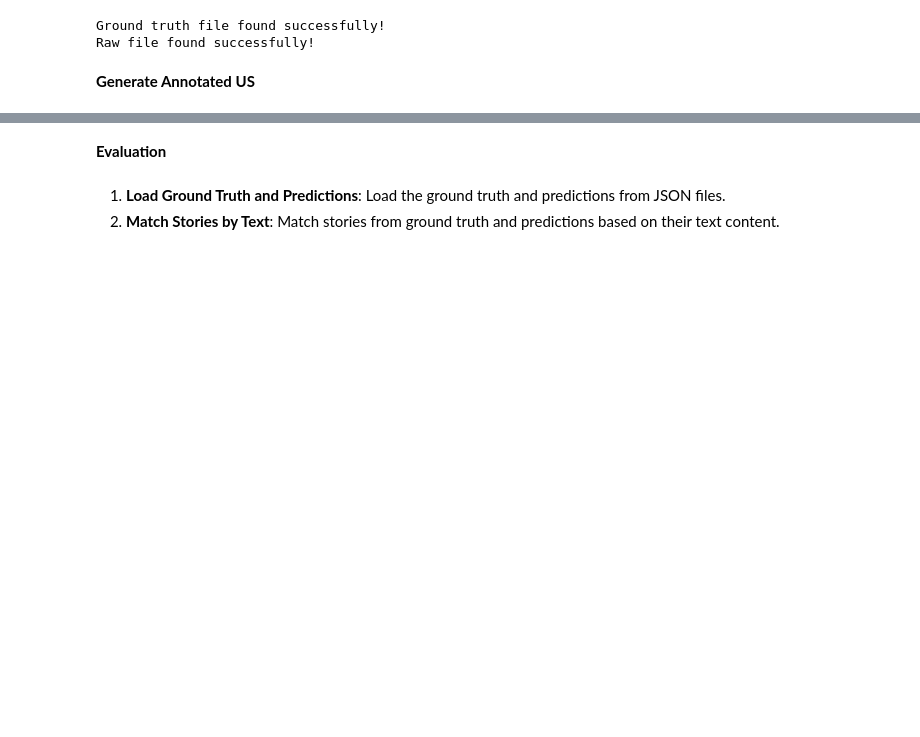
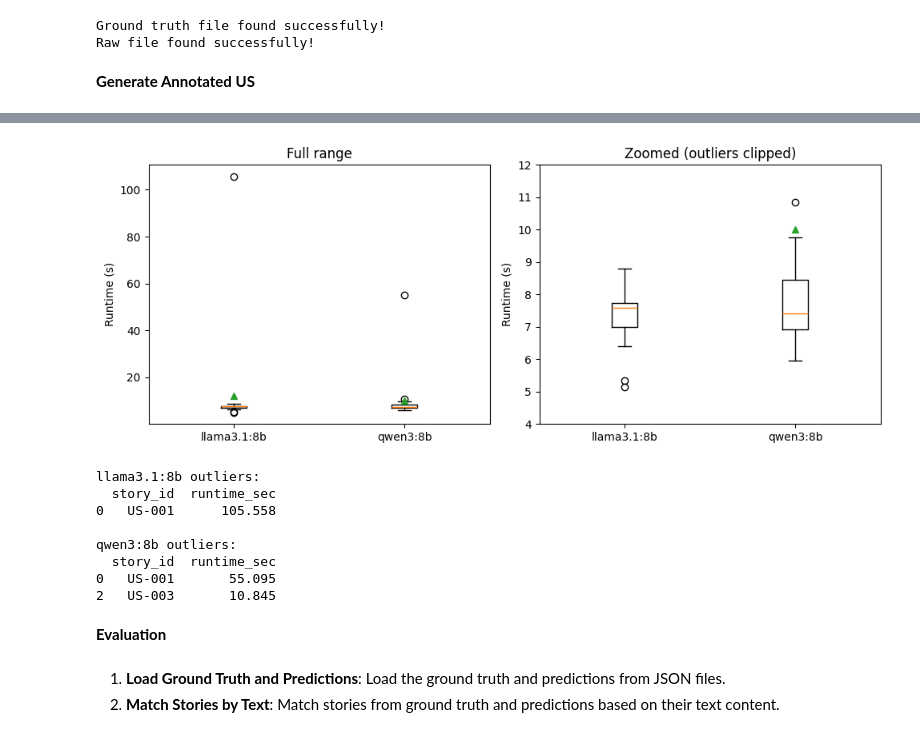
Before and after one commit to Hanh3103/BA_USDependency, a Jupyter notebook: eval_with_colab/annotation/evaluation_framework_annotation.ipynb, the cells around one changed output, grey strips where cells are left out. Cells and saved outputs as stored; diff of their text form; code cells hidden in the pictures; blank space fills up the shorter version.

```diff
--- a/eval_with_colab/annotation/evaluation_framework_annotation.ipynb
+++ b/eval_with_colab/annotation/evaluation_framework_annotation.ipynb
@@ -247,0 +372,12 @@ llama_results, PRED_PATH = generate_predictions_from_raw(
+# %%
+llama_meta_df["model"] = "llama3.1:8b"
+qwen_meta_df["model"] = "qwen3:8b"
+
+llama_stats = llama_meta_df["runtime_sec"].agg(["mean", "min", "max", "sum", "count"]).round(3)
+qwen_stats = qwen_meta_df["runtime_sec"].agg(["mean", "min", "max", "sum", "count"]).round(3)
+
+runtime_compare = pd.DataFrame({
+    "llama3.1:8b": llama_stats,
+    "qwen3:8b": qwen_stats,
+})
+display(runtime_compare)
@@ -248,3 +413,38 @@ llama_results, PRED_PATH = generate_predictions_from_raw(
+# %%
+fig, axes = plt.subplots(1, 2, figsize=(10, 4))
+
+for ax in axes:
+    ax.boxplot(
+        [llama_meta_df["runtime_sec"], qwen_meta_df["runtime_sec"]],
+        labels=["llama3.1:8b", "qwen3:8b"],
+        showmeans=True,
+    )
+    ax.set_ylabel("Runtime (s)")
+
+axes[0].set_title("Full range")
+axes[1].set_ylim(4, 12)   # tighter zoom around the box/whisker range
+axes[1].set_title("Zoomed (outliers clipped)")
+
+plt.tight_layout()
+plt.show()
+
+# Report outliers separately
+for name, df in [("llama3.1:8b", llama_meta_df), ("qwen3:8b", qwen_meta_df)]:
+    q1, q3 = df["runtime_sec"].quantile([0.25, 0.75])
+    iqr = q3 - q1
+    outliers = df[df["runtime_sec"] > q3 + 1.5 * iqr]
+    if not outliers.empty:
+        print(f"{name} outliers:\n{outliers[['story_id', 'runtime_sec']]}\n")
+# %% [output]
+[figure, added]
+llama3.1:8b outliers:
+  story_id  runtime_sec
+0   US-001      105.558
+
+qwen3:8b outliers:
+  story_id  runtime_sec
+0   US-001       55.095
+2   US-003       10.845
 # %% [markdown]
 **Evaluation**
 # %% [markdown]
```
Also changed, not shown: parts of 20 cells of this notebook.
